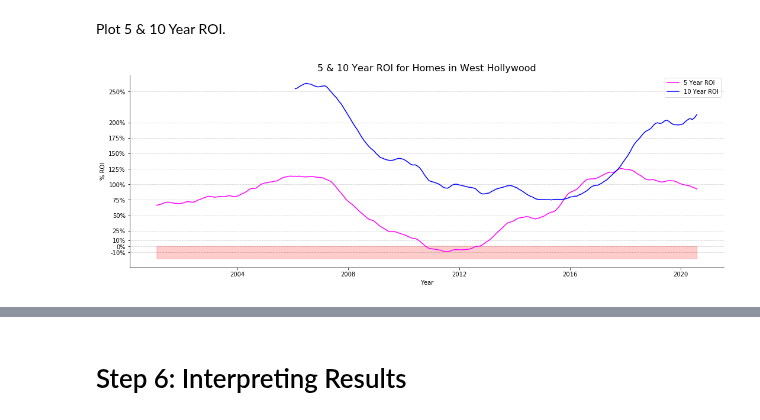
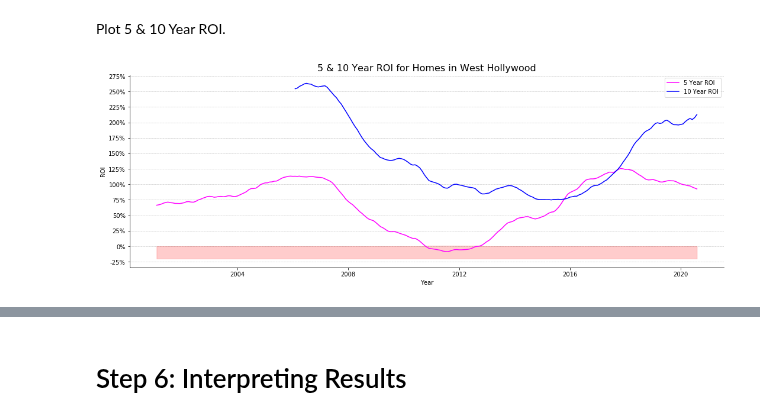
Before and after one commit to JessicaFB/Apple-vs-Android-Twitter-NLP, a Jupyter notebook: starter_notebook.ipynb, the cells around one changed output, grey strips where cells are left out. Drawn from its saved outputs; the diff is of its cells as text; code cells hidden in the pictures.

```diff
--- a/starter_notebook.ipynb
+++ b/starter_notebook.ipynb
@@ -388,18 +436,18 @@ Plot 5 & 10 Year ROI.
 # %%
 # create visualization of  time series:
 plt.figure(figsize=(18,6))
 ax = plt.subplot(111)
 ax.spines["top"].set_visible(False)
 ax.spines["right"].set_visible(False)
 ax.plot(weho_roi_5yr, label='5 Year ROI', color='magenta')
 ax.plot(weho_roi_10yr, label='10 Year ROI', color='blue')
 ax.fill_between(weho_roi_5yr.index, weho_roi_5yr.value < 0, - 20, color='red', alpha=.2)
 plt.title('5 & 10 Year ROI for Homes in West Hollywood', fontsize=16)
-ax.set_ylabel('% ROI')
+ax.set_ylabel('ROI')
 ax.set_xlabel('Year')
-plt.yticks([-10,0,10,25,50,75,100,125,150,175,200, 250], [str(x) + "%" for x in [-10,0,10,25,50,75,100,125,150,175,200, 250]], fontsize=10)
+plt.yticks([-25,0,25,50,75,100,125,150,175,200,225,250,275], [str(x) + "%" for x in [-25,0,25,50,75,100,125,150,175,200,225,250,275]], fontsize=10)
 ax.grid(which='major', axis='y', linestyle= "--", lw=0.5, color="black", alpha=0.3)
 ax.legend()
 plt.show();
 # %% [output]
-[figure, old version]
+[figure, new version]
```
Also changed, not shown: parts of 11 cells of this notebook.
